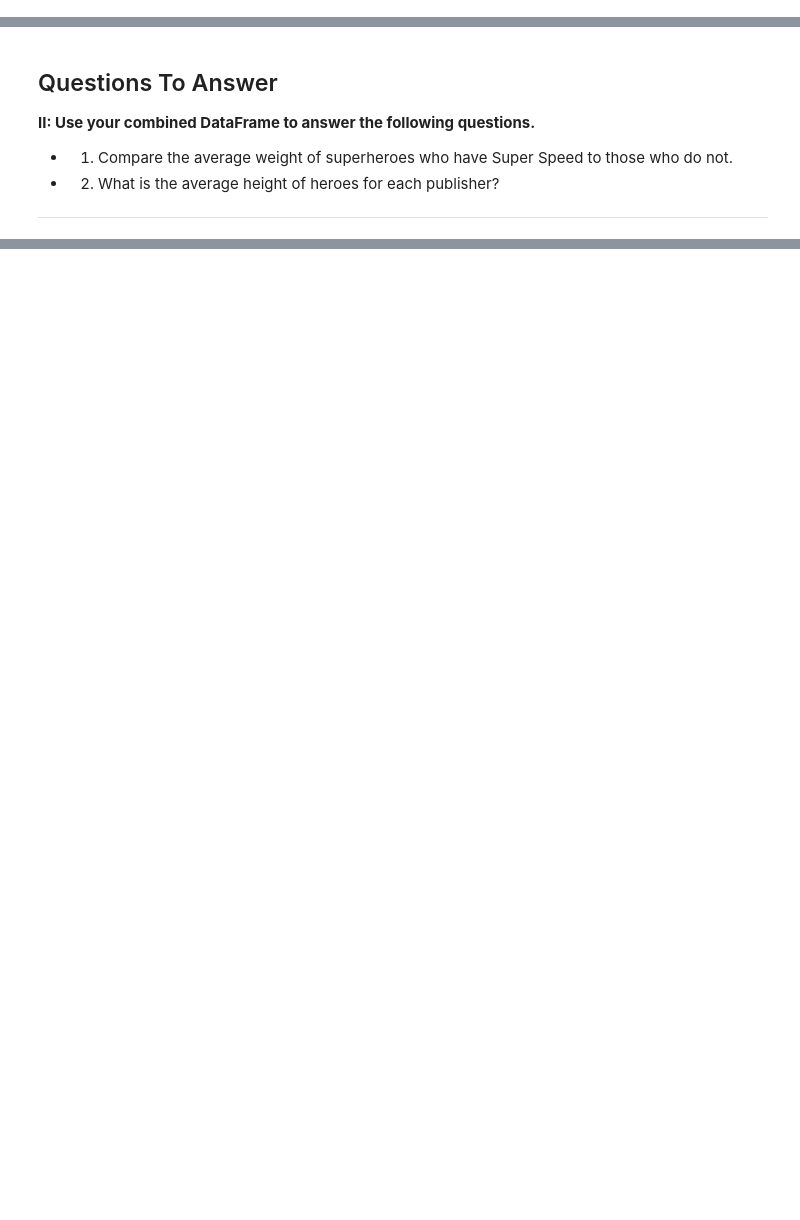
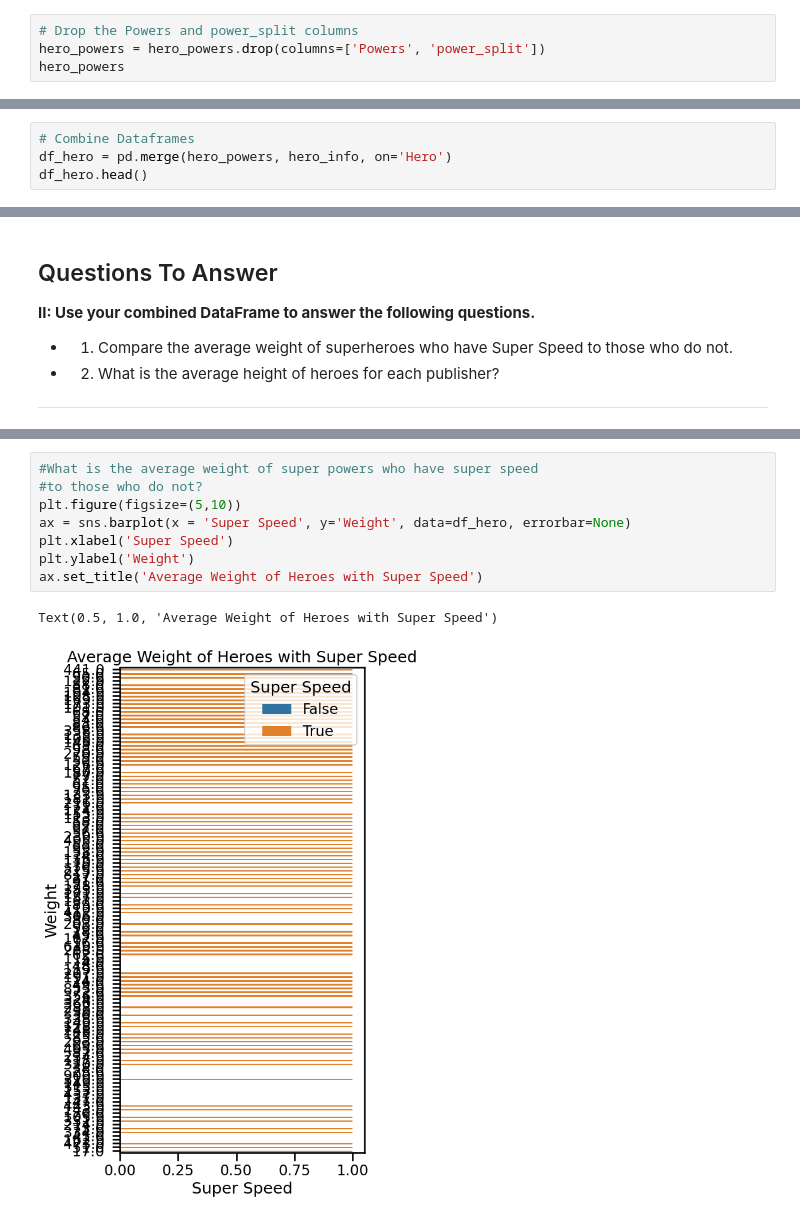
Before and after one commit to norgel/Superheroes, a Jupyter notebook: Superheroes.ipynb, the cells around one changed output, grey strips where cells are left out. Cells and saved outputs as stored; diff of their text form; blank space fills up the shorter version.

```diff
--- a/Superheroes.ipynb
+++ b/Superheroes.ipynb
@@ -348,0 +339,4 @@ df.head()
+# %%
+# Drop the Powers and power_split columns
+hero_powers = hero_powers.drop(columns=['Powers', 'power_split'])
+hero_powers
@@ -348,0 +357,4 @@ df.head()
+# %%
+# Combine Dataframes
+df_hero = pd.merge(hero_powers, hero_info, on='Hero')
+df_hero.head()
@@ -369,0 +378,11 @@ Name: Publisher, dtype: int64
+# %%
+#What is the average weight of super powers who have super speed
+#to those who do not?
+plt.figure(figsize=(5,10))
+ax = sns.barplot(x = 'Super Speed', y='Weight', data=df_hero, errorbar=None)
+plt.xlabel('Super Speed')
+plt.ylabel('Weight')
+ax.set_title('Average Weight of Heroes with Super Speed')
+# %% [output]
+Text(0.5, 1.0, 'Average Weight of Heroes with Super Speed')
+[figure, added]
```
Also changed, not shown: parts of 7 cells of this notebook.
